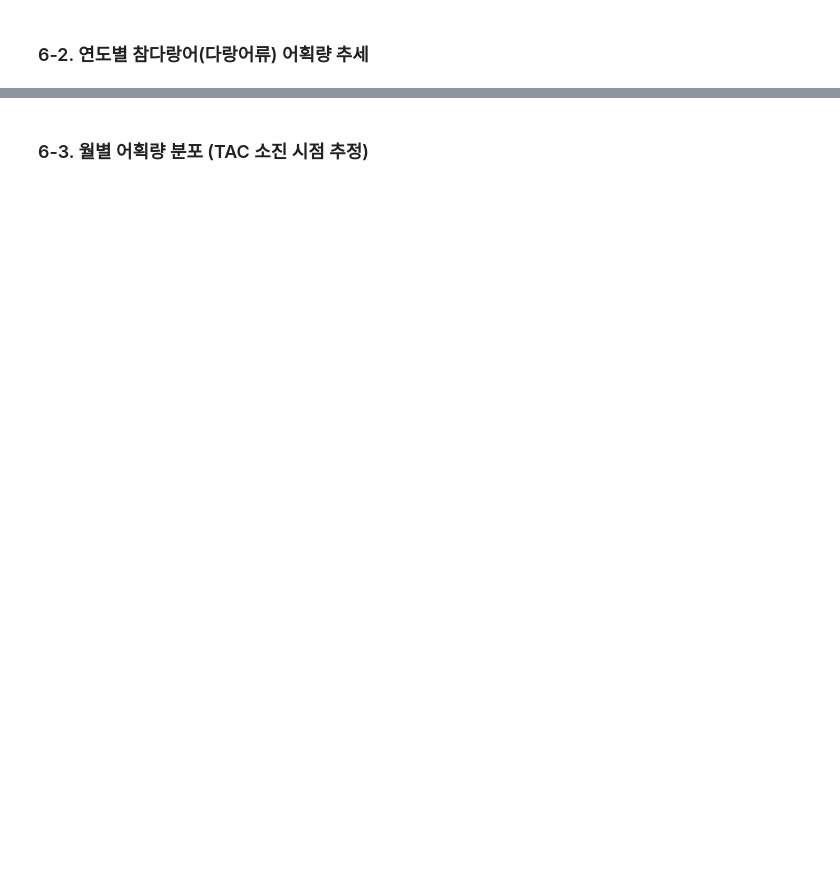
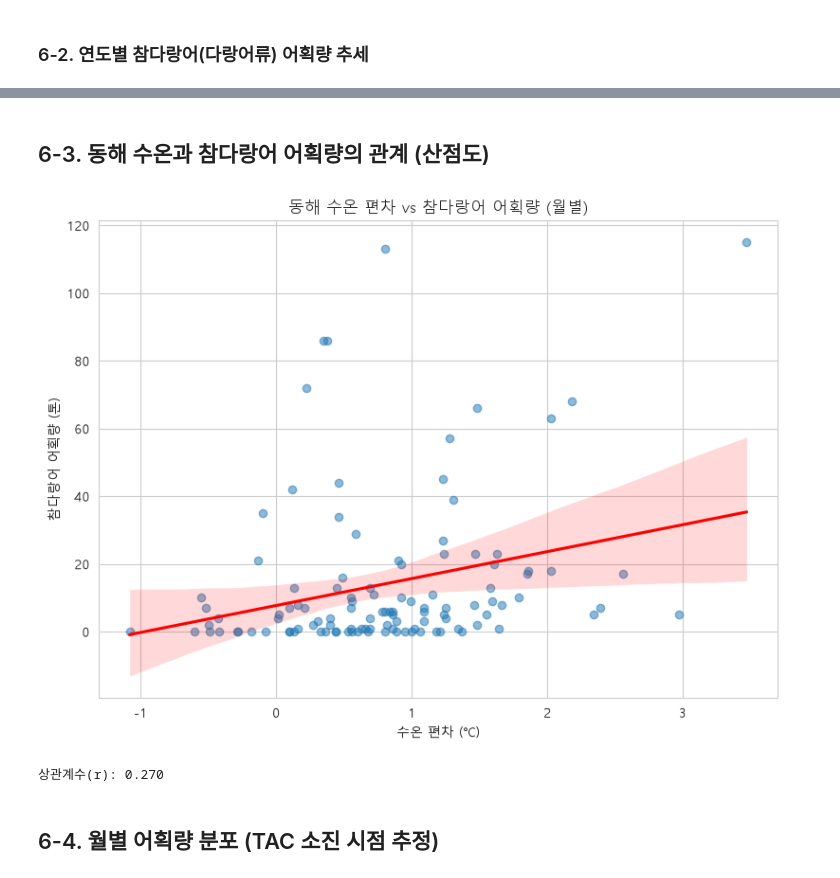
Before and after one commit to Hosung-Jung/ai-data-bootcamp, a Jupyter notebook: D011/D011_웹수집_리포트.ipynb, the cells around one changed output, grey strips where cells are left out. Cells and saved outputs as stored; diff of their text form; code cells hidden in the pictures; blank space fills up the shorter version.

```diff
--- a/D011/D011_웹수집_리포트.ipynb
+++ b/D011/D011_웹수집_리포트.ipynb
@@ -179,2 +460,32 @@ papers_clean_df.head()
+# %% [markdown]
+## 6-3. 동해 수온과 참다랑어 어획량의 관계 (산점도)
+# %%
+plt.rcParams['font.family'] = 'Malgun Gothic'
+plt.rcParams['axes.unicode_minus'] = False
+
+fig, ax = plt.subplots(figsize=(8, 6))
+sns.regplot(
+    data=merged_df, x="donghae_anomaly", y="tuna_catch",
+    scatter_kws={"alpha": 0.5}, line_kws={"color": "red"}, ax=ax
+)
+ax.set_title("동해 수온 편차 vs 참다랑어 어획량 (월별)")
+ax.set_xlabel("수온 편차 (°C)")
+ax.set_ylabel("참다랑어 어획량 (톤)")
+plt.tight_layout()
+plt.show()
+
+valid = merged_df.dropna(subset=["donghae_anomaly", "tuna_catch"])
+corr = valid["donghae_anomaly"].corr(valid["tuna_catch"])
+print(f"상관계수(r): {corr:.3f}")
+
+# 해석: 동해 수온 편차와 참다랑어 어획량 사이에는 약한 양의 상관관계(r=0.270)가
+# 확인된다. 특히 수온 편차가 1도 이상으로 높은 구간에서 100톤에 근접하는
+# 대규모 어획이 나타나는 반면, 수온 편차가 낮거나 음수인 구간에서는
+# 어획량이 대체로 0에 가깝게 유지된다. 다만 상관계수가 강하지 않다는 점에서,
+# 수온 외에도 어획량에 영향을 미치는 다른 요인(계절적 회유 패턴, 어업 노력량 등)이
+# 함께 작용하고 있을 가능성이 높으며, 본 분석만으로 인과관계를 단정할 수는 없다.
+# %% [output]
+[figure, added]
+상관계수(r): 0.270
 # %% [markdown]
-### 6-3. 월별 어획량 분포 (TAC 소진 시점 추정)
+## 6-4. 월별 어획량 분포 (TAC 소진 시점 추정)
```
Also changed, not shown: parts of 31 cells of this notebook.
